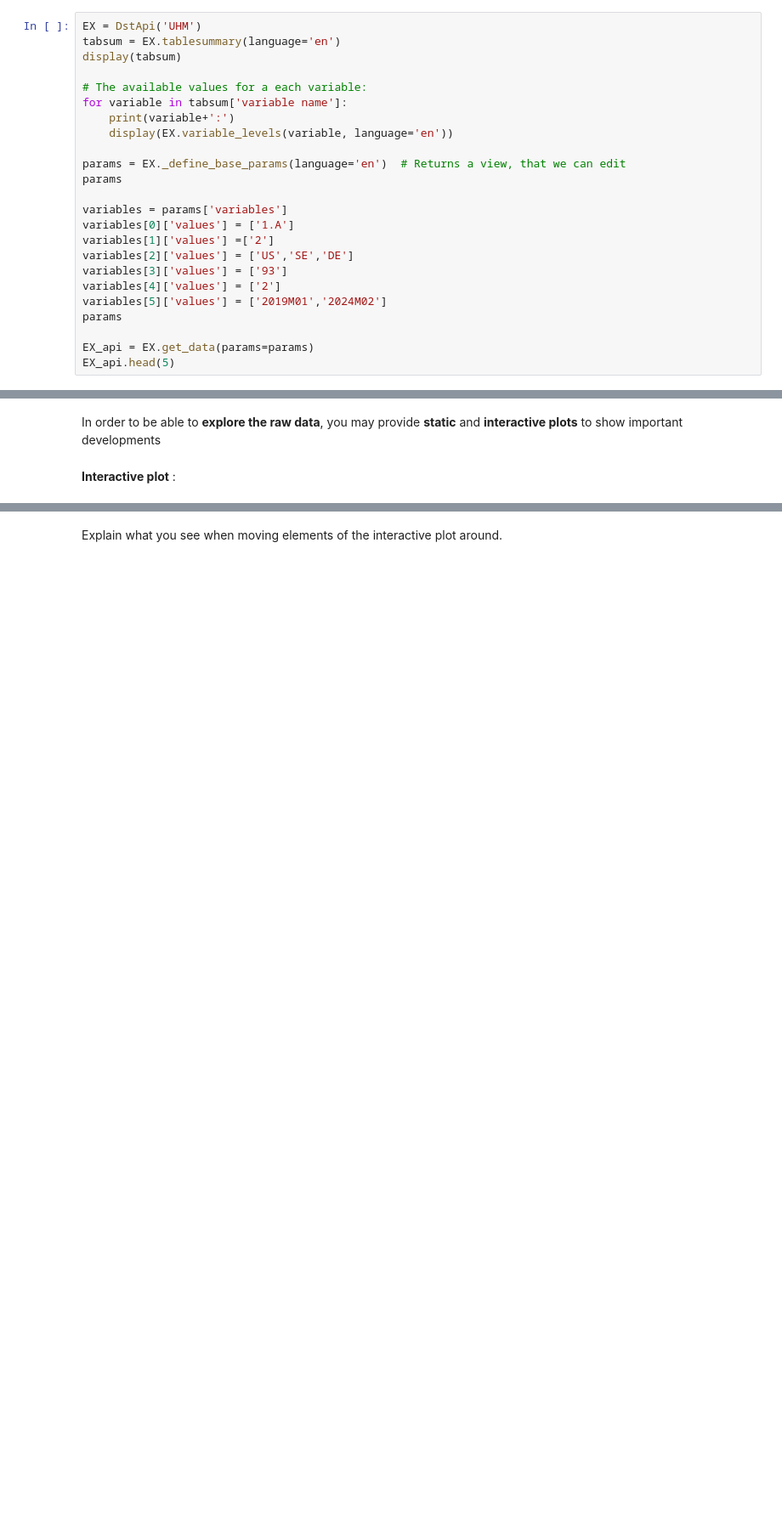
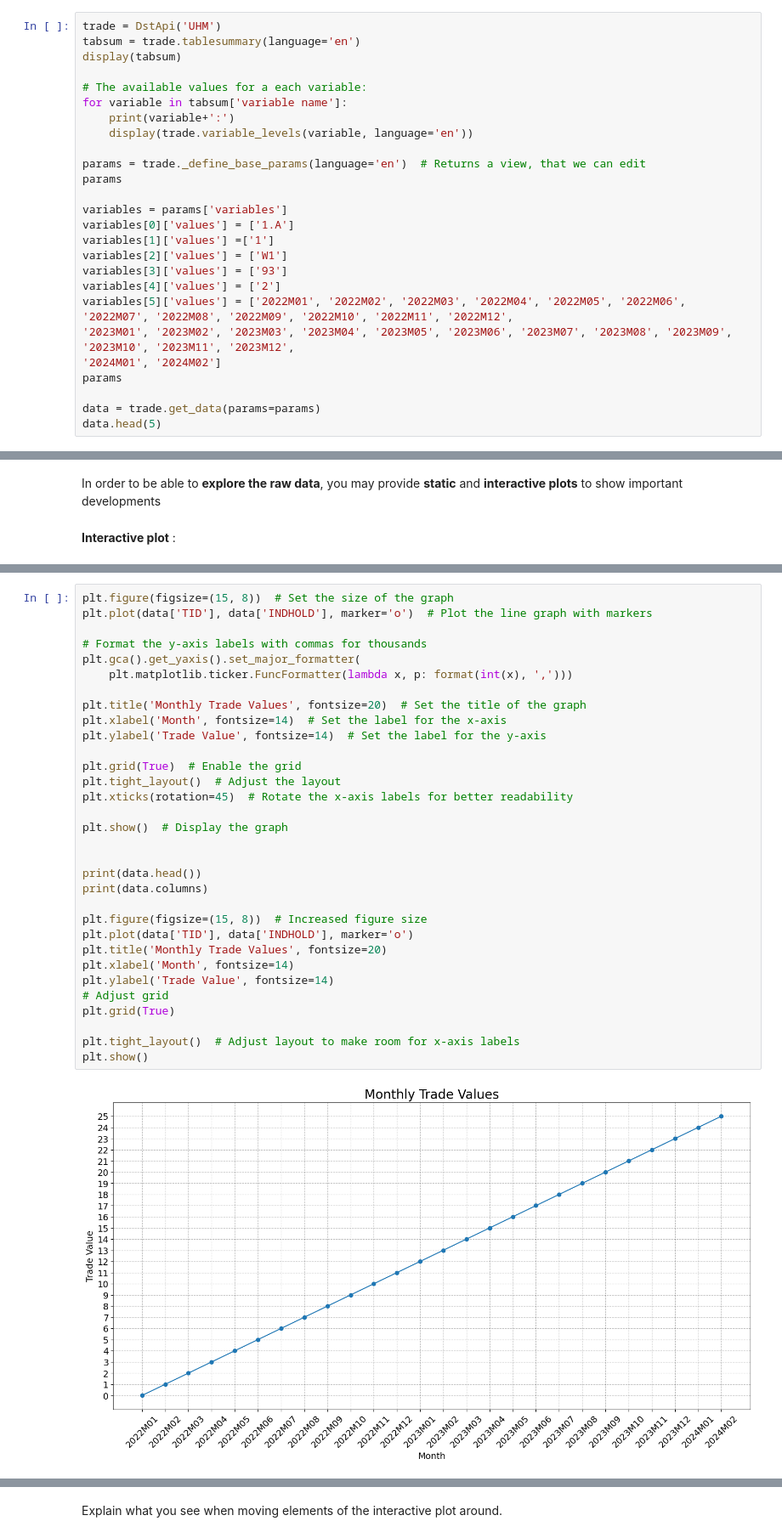
Before and after one commit to NumEconCopenhagen/projects-2024-ccc, a Jupyter notebook: dataproject/dataproject.ipynb, the cells around one changed output, grey strips where cells are left out. Shown: that part at 85% size. Cells and saved outputs as stored; diff of their text form; blank space fills up the shorter version.

```diff
--- a/dataproject/dataproject.ipynb
+++ b/dataproject/dataproject.ipynb
@@ -23,29 +23,31 @@ plt.rcParams.update({'font.size': 14})
 # %% [markdown]
 # Read and clean data
 # %%
-EX = DstApi('UHM')
-tabsum = EX.tablesummary(language='en')
+trade = DstApi('UHM')
+tabsum = trade.tablesummary(language='en')
 display(tabsum)
 
 # The available values for a each variable:
 for variable in tabsum['variable name']:
     print(variable+':')
-    display(EX.variable_levels(variable, language='en'))
+    display(trade.variable_levels(variable, language='en'))
 
-params = EX._define_base_params(language='en')  # Returns a view, that we can edit
+params = trade._define_base_params(language='en')  # Returns a view, that we can edit
 params
 
 variables = params['variables']
 variables[0]['values'] = ['1.A']
-variables[1]['values'] =['2']
-variables[2]['values'] = ['US','SE','DE']
+variables[1]['values'] =['1']
+variables[2]['values'] = ['W1']
 variables[3]['values'] = ['93']
 variables[4]['values'] = ['2']
-variables[5]['values'] = ['2019M01','2024M02']
+variables[5]['values'] = ['2022M01', '2022M02', '2022M03', '2022M04', '2022M05', '2022M06', '2022M07', '2022M08', '2022M09', '2022M10', '2022M11', '2022M12',
+'2023M01', '2023M02', '2023M03', '2023M04', '2023M05', '2023M06', '2023M07', '2023M08', '2023M09', '2023M10', '2023M11', '2023M12',
+'2024M01', '2024M02']
 params
 
-EX_api = EX.get_data(params=params)
-EX_api.head(5)
+data = trade.get_data(params=params)
+data.head(5)
 # %% [output]
 Table UHM: External trade monthly by items, imports and exports, country, unit, seasonal adjustment and time
 Last update: 2024-04-09T08:00:00
@@ -120,0 +113,34 @@ widgets.interact(plot_func,
+# %%
+plt.figure(figsize=(15, 8))  # Set the size of the graph
+plt.plot(data['TID'], data['INDHOLD'], marker='o')  # Plot the line graph with markers
+
+# Format the y-axis labels with commas for thousands
+plt.gca().get_yaxis().set_major_formatter(
+    plt.matplotlib.ticker.FuncFormatter(lambda x, p: format(int(x), ',')))
+
+plt.title('Monthly Trade Values', fontsize=20)  # Set the title of the graph
+plt.xlabel('Month', fontsize=14)  # Set the label for the x-axis
+plt.ylabel('Trade Value', fontsize=14)  # Set the label for the y-axis
+
+plt.grid(True)  # Enable the grid
+plt.tight_layout()  # Adjust the layout
+plt.xticks(rotation=45)  # Rotate the x-axis labels for better readability
+
+plt.show()  # Display the graph
+
+
+print(data.head())
+print(data.columns)
+
+plt.figure(figsize=(15, 8))  # Increased figure size
+plt.plot(data['TID'], data['INDHOLD'], marker='o')
+plt.title('Monthly Trade Values', fontsize=20)
+plt.xlabel('Month', fontsize=14)
+plt.ylabel('Trade Value', fontsize=14)
+# Adjust grid
+plt.grid(True)
+
+plt.tight_layout()  # Adjust layout to make room for x-axis labels
+plt.show()
+# %% [output]
+[figure, added]
```
Also changed, not shown: parts of 9 cells of this notebook, 1 other file.
